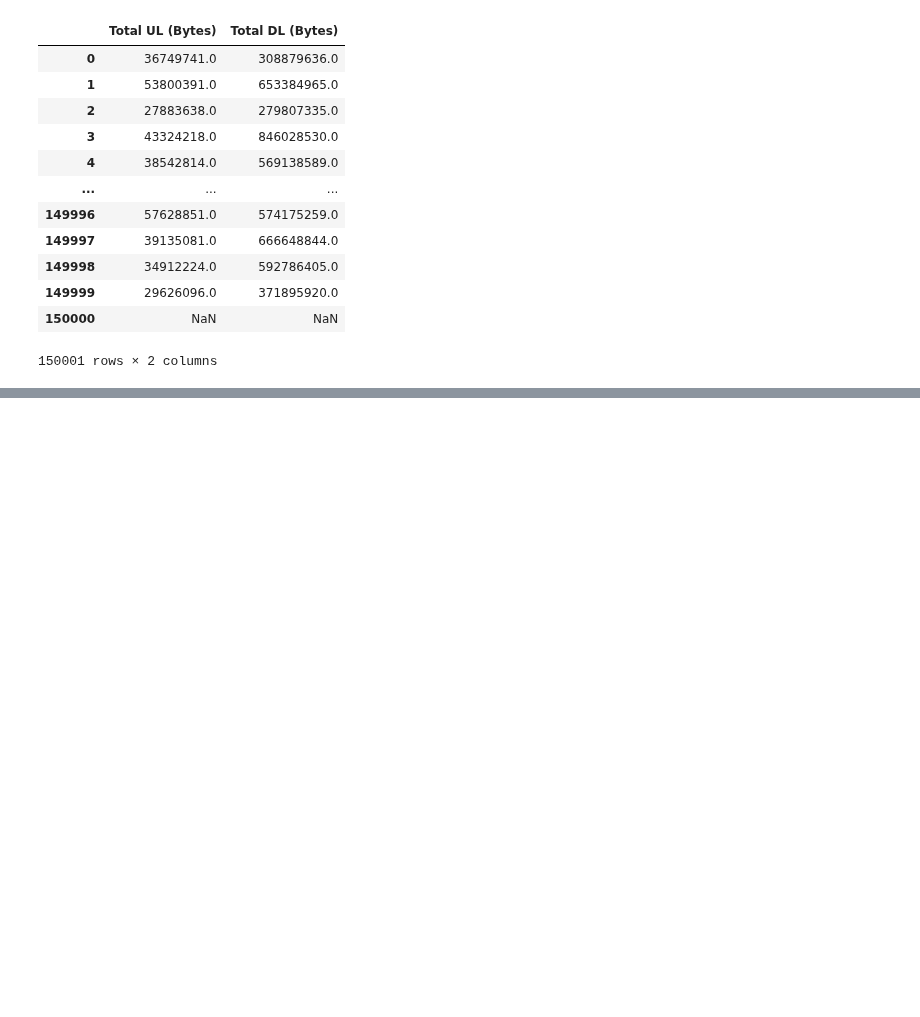
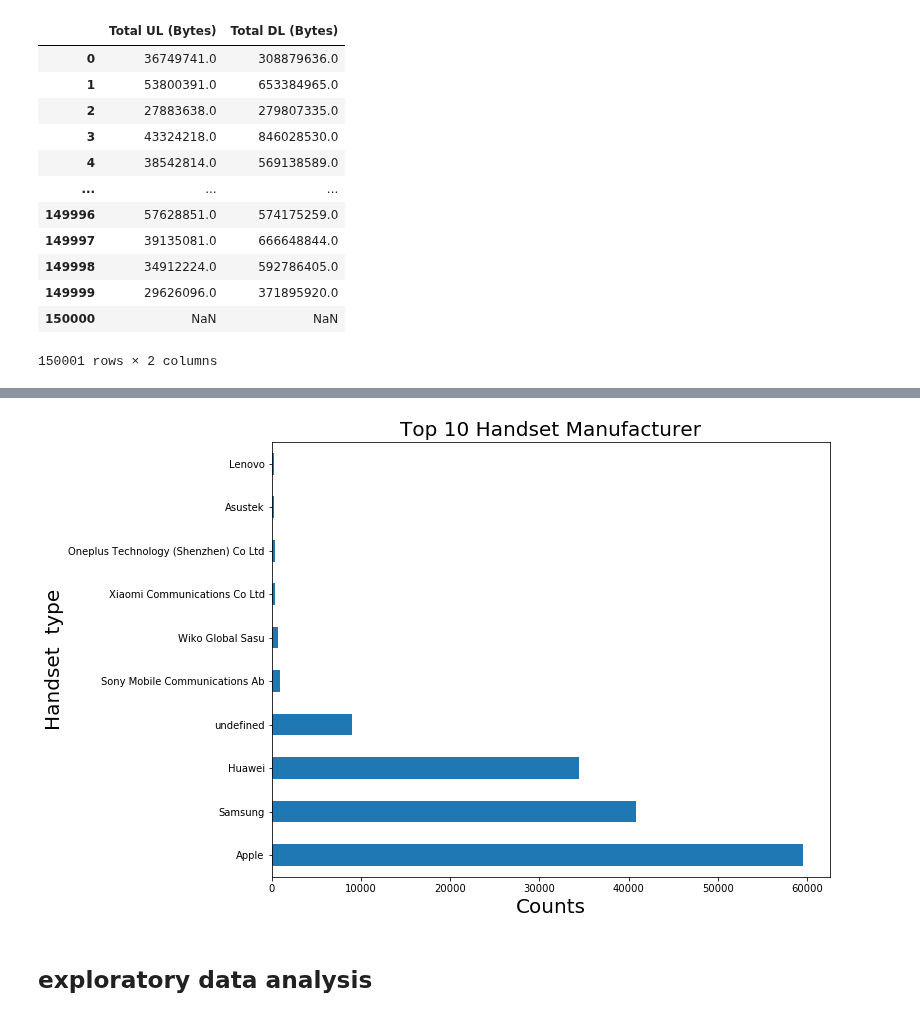
Before and after one commit to Kamuzinzi/telecomAnalytics, a Jupyter notebook: notebooks/overview.ipynb, the cells around one changed output, grey strips where cells are left out. Drawn from its saved outputs; the diff is of its cells as text; code cells hidden in the pictures; blank space fills up the shorter version.

```diff
--- a/notebooks/overview.ipynb
+++ b/notebooks/overview.ipynb
@@ -229,0 +365,14 @@ downloads_bytes
+# %%
+# Top 10 handset types
+top_handset_manufacturer = handset_manufacturer.sort_values( ascending=False).head(10)
+# %%
+plt.figure(figsize=(10,8))
+top_handset_manufacturer.plot(kind="barh")
+plt.title("Top 10 Handset Manufacturer", size = 20)
+plt.xlabel("Counts", size = 20)
+plt.ylabel("Handset  type", size = 20)
+plt.show()
+# %% [output]
+[figure, added]
+# %% [markdown]
+## exploratory data analysis
```
Also changed, not shown: parts of 99 cells of this notebook.
